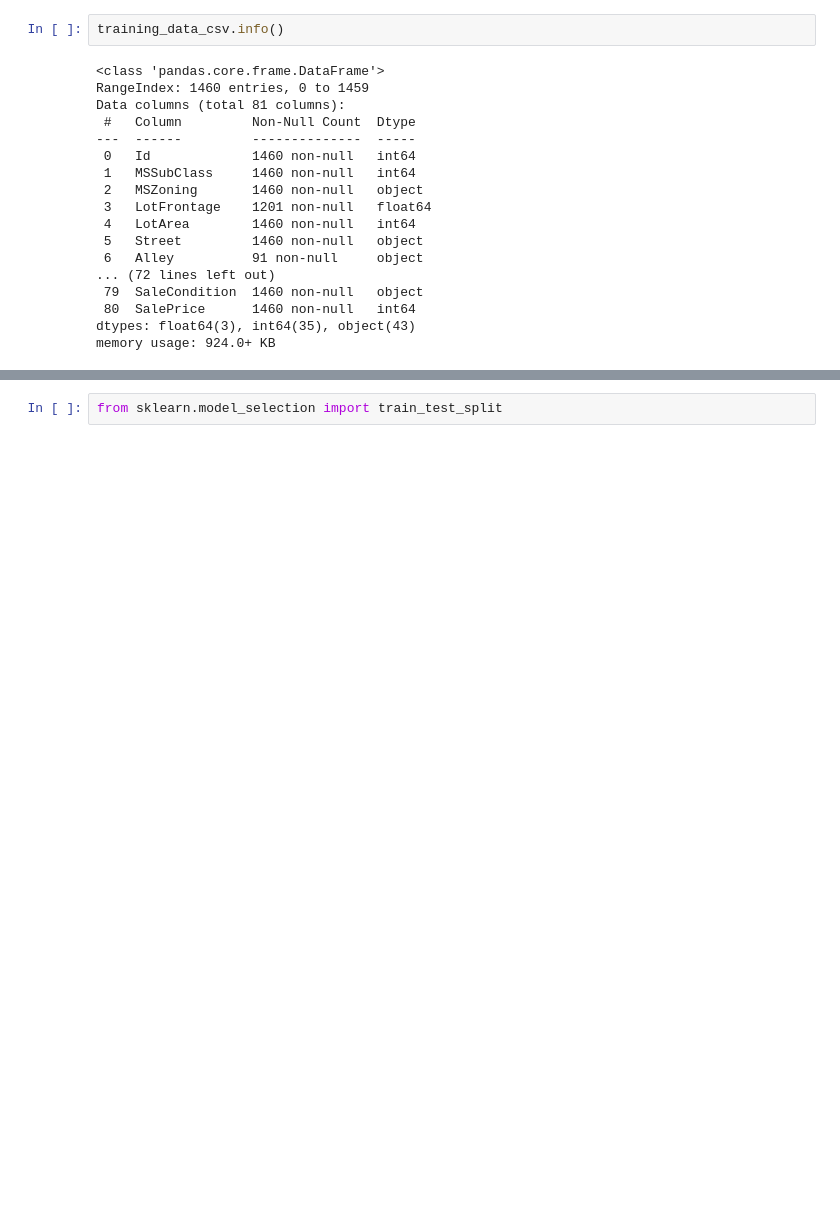
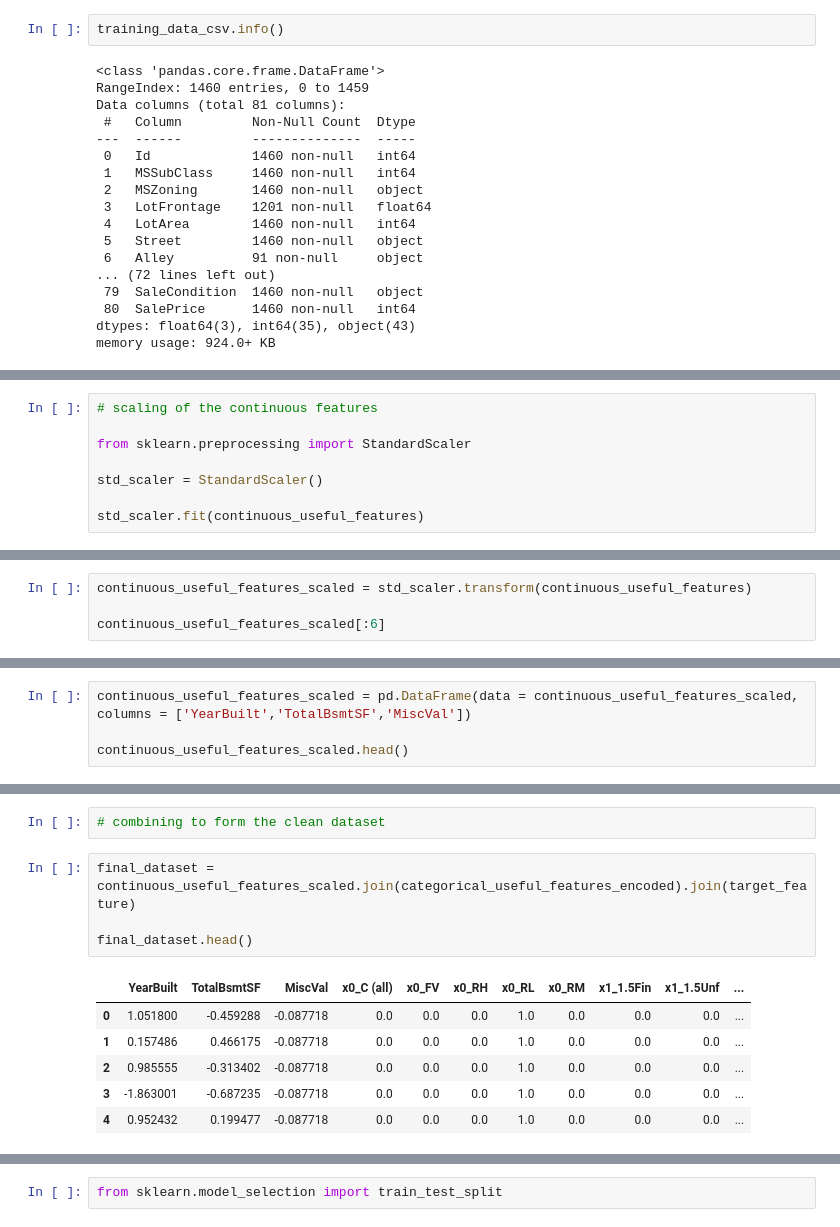
Before and after one commit to larrysman/dsp-olanrewaju-adegoke, a Jupyter notebook: notebooks/house-prices-modeling.ipynb, the cells around one changed output, grey strips where cells are left out. Saved outputs shown, nothing was run; the diff lists cells and outputs as text; blank space fills up the shorter version.

```diff
--- a/notebooks/house-prices-modeling-Copy2.ipynb
+++ b/notebooks/house-prices-modeling.ipynb
@@ -222,0 +156,8 @@ Name: SalePrice, dtype: int64
+# %%
+# scaling of the continuous features
+
+from sklearn.preprocessing import StandardScaler
+
+std_scaler = StandardScaler()
+
+std_scaler.fit(continuous_useful_features)
@@ -222,0 +166,4 @@ Name: SalePrice, dtype: int64
+# %%
+continuous_useful_features_scaled = std_scaler.transform(continuous_useful_features)
+
+continuous_useful_features_scaled[:6]
@@ -222,0 +177,4 @@ Name: SalePrice, dtype: int64
+# %%
+continuous_useful_features_scaled = pd.DataFrame(data = continuous_useful_features_scaled, columns = ['YearBuilt','TotalBsmtSF','MiscVal'])
+
+continuous_useful_features_scaled.head()
@@ -222,0 +188,13 @@ Name: SalePrice, dtype: int64
+# %%
+# combining to form the clean dataset
+# %%
+final_dataset = continuous_useful_features_scaled.join(categorical_useful_features_encoded).join(target_feature)
+
+final_dataset.head()
+# %% [output]
+|  | YearBuilt | TotalBsmtSF | MiscVal | x0_C (all) | x0_FV | x0_RH | x0_RL | x0_RM | x1_1.5Fin | x1_1.5Unf | ... |
+| 0 | 1.051800 | -0.459288 | -0.087718 | 0.0 | 0.0 | 0.0 | 1.0 | 0.0 | 0.0 | 0.0 | ... |
+| 1 | 0.157486 | 0.466175 | -0.087718 | 0.0 | 0.0 | 0.0 | 1.0 | 0.0 | 0.0 | 0.0 | ... |
+| 2 | 0.985555 | -0.313402 | -0.087718 | 0.0 | 0.0 | 0.0 | 1.0 | 0.0 | 0.0 | 0.0 | ... |
+| 3 | -1.863001 | -0.687235 | -0.087718 | 0.0 | 0.0 | 0.0 | 1.0 | 0.0 | 0.0 | 0.0 | ... |
+| 4 | 0.952432 | 0.199477 | -0.087718 | 0.0 | 0.0 | 0.0 | 1.0 | 0.0 | 0.0 | 0.0 | ... |
```
Also changed, not shown: parts of 76 cells of this notebook, 2 other files.
